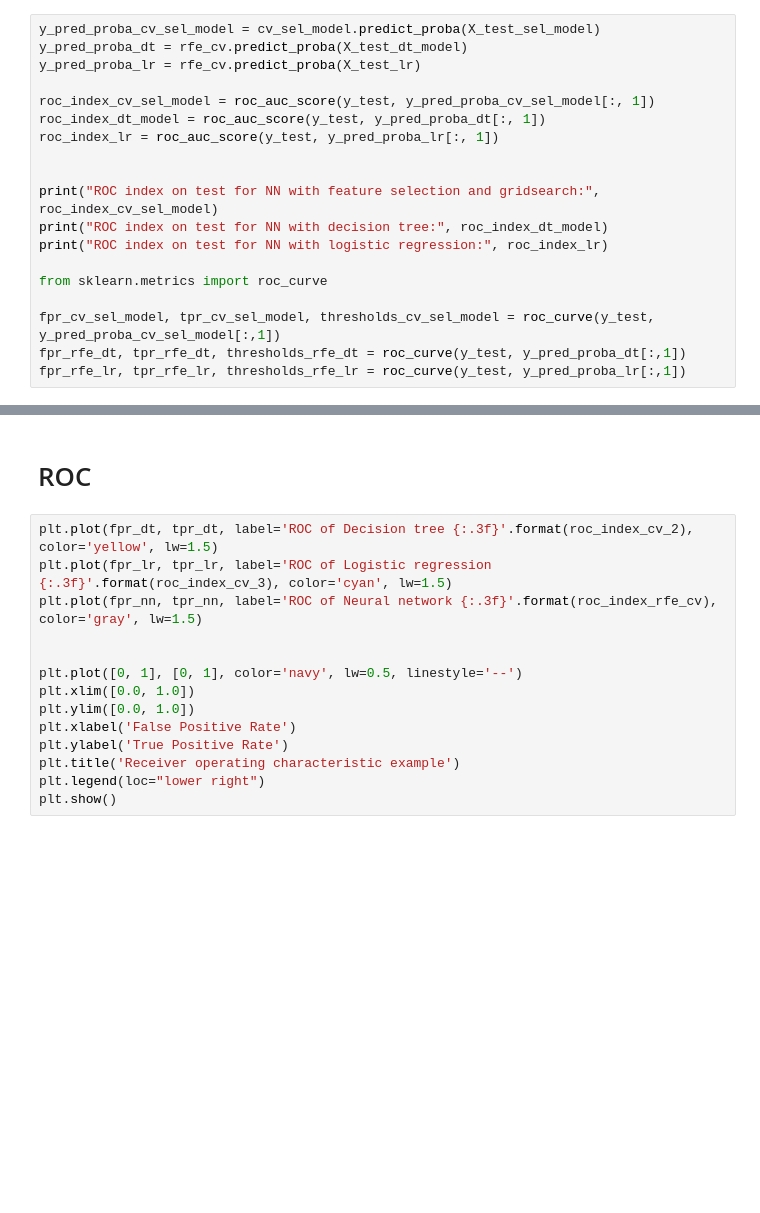
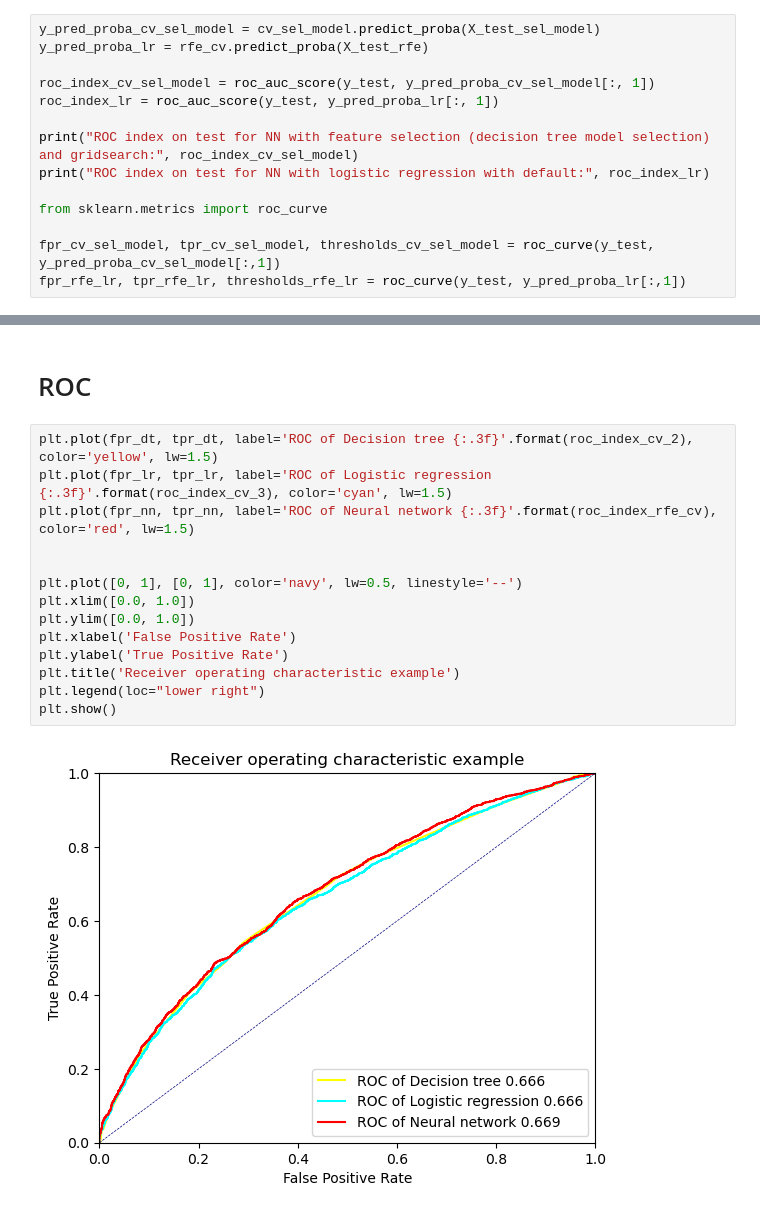
Before and after one commit to NhiNguyen2304/IFN509, a Jupyter notebook: Assignment2/Assignment2_ProjectC-Neural.ipynb, the cells around one changed output, grey strips where cells are left out. Cells and saved outputs as stored; diff of their text form; blank space fills up the shorter version.

```diff
--- a/Assignment2/Assignment2_ProjectC-Neural.ipynb
+++ b/Assignment2/Assignment2_ProjectC-Neural.ipynb
@@ -771,19 +709,14 @@ print(X_train_sel_model.shape)
 # %%
 y_pred_proba_cv_sel_model = cv_sel_model.predict_proba(X_test_sel_model)
-y_pred_proba_dt = rfe_cv.predict_proba(X_test_dt_model)
-y_pred_proba_lr = rfe_cv.predict_proba(X_test_lr)
+y_pred_proba_lr = rfe_cv.predict_proba(X_test_rfe)
 
 roc_index_cv_sel_model = roc_auc_score(y_test, y_pred_proba_cv_sel_model[:, 1])
-roc_index_dt_model = roc_auc_score(y_test, y_pred_proba_dt[:, 1])
 roc_index_lr = roc_auc_score(y_test, y_pred_proba_lr[:, 1])
 
-
-print("ROC index on test for NN with feature selection and gridsearch:", roc_index_cv_sel_model)
-print("ROC index on test for NN with decision tree:", roc_index_dt_model)
-print("ROC index on test for NN with logistic regression:", roc_index_lr)
+print("ROC index on test for NN with feature selection (decision tree model selection) and gridsearch:", roc_index_cv_sel_model)
+print("ROC index on test for NN with logistic regression with default:", roc_index_lr)
 
 from sklearn.metrics import roc_curve
 
 fpr_cv_sel_model, tpr_cv_sel_model, thresholds_cv_sel_model = roc_curve(y_test, y_pred_proba_cv_sel_model[:,1])
-fpr_rfe_dt, tpr_rfe_dt, thresholds_rfe_dt = roc_curve(y_test, y_pred_proba_dt[:,1])
 fpr_rfe_lr, tpr_rfe_lr, thresholds_rfe_lr = roc_curve(y_test, y_pred_proba_lr[:,1])
@@ -848,14 +776,16 @@ ROC score of voting classifier: 0.6796182654556848
 # %%
 plt.plot(fpr_dt, tpr_dt, label='ROC of Decision tree {:.3f}'.format(roc_index_cv_2), color='yellow', lw=1.5)
 plt.plot(fpr_lr, tpr_lr, label='ROC of Logistic regression {:.3f}'.format(roc_index_cv_3), color='cyan', lw=1.5)
-plt.plot(fpr_nn, tpr_nn, label='ROC of Neural network {:.3f}'.format(roc_index_rfe_cv), color='gray', lw=1.5)
+plt.plot(fpr_nn, tpr_nn, label='ROC of Neural network {:.3f}'.format(roc_index_rfe_cv), color='red', lw=1.5)
 
 
 plt.plot([0, 1], [0, 1], color='navy', lw=0.5, linestyle='--')
 plt.xlim([0.0, 1.0])
 plt.ylim([0.0, 1.0])
 plt.xlabel('False Positive Rate')
 plt.ylabel('True Positive Rate')
 plt.title('Receiver operating characteristic example')
 plt.legend(loc="lower right")
 plt.show()
+# %% [output]
+[figure, added]
```
Also changed, not shown: parts of 25 cells of this notebook, 4 other files.
